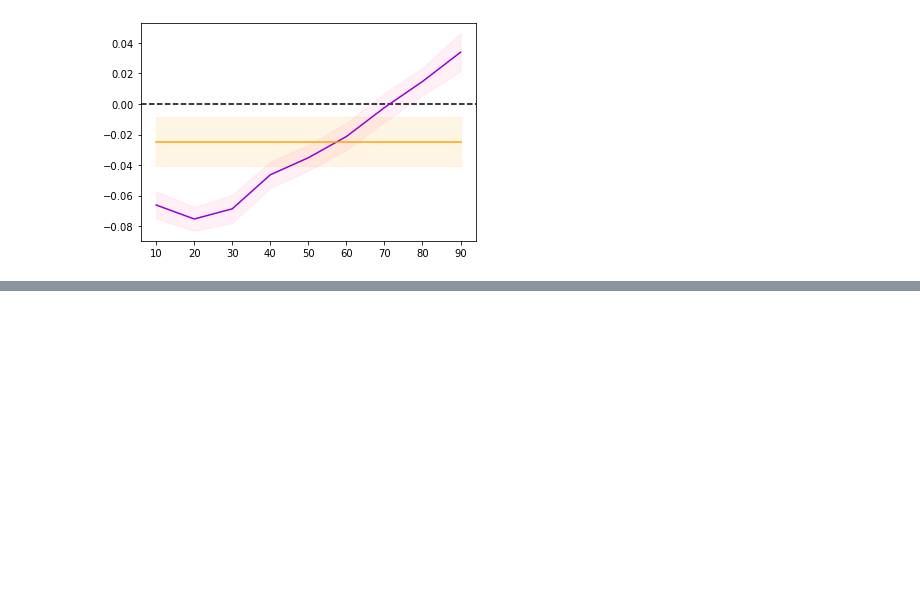
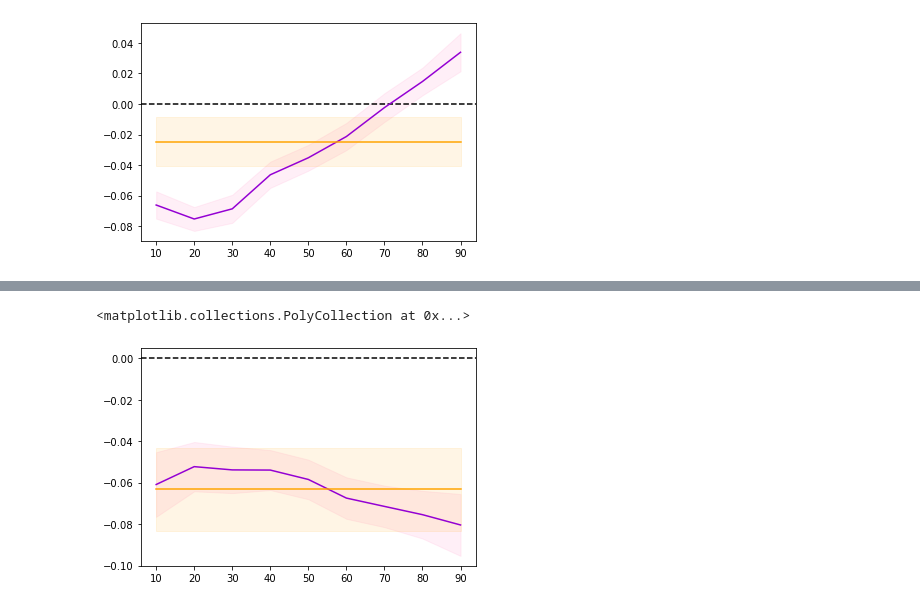
Before and after one commit to aadsouza/econ499, a Jupyter notebook: code/rifdistributionplots.ipynb, the cells around one changed output, grey strips where cells are left out. Cells and saved outputs as stored; diff of their text form; code cells hidden in the pictures; blank space fills up the shorter version.

```diff
--- a/code/rifdistributionplots.ipynb
+++ b/code/rifdistributionplots.ipynb
@@ -253,0 +311,18 @@ ax.fill_between(nblackwom_treat.percentile, nblackwom_treat.lbols, nblackwom_tre
+# %%
+#Black wage penalty for all women covered by union along distribution
+ublackwom = uwom[uwom.name.str.startswith("uf_blackrelwhite")]
+ublackwom["percentile"] = ublackwom["name"].str.strip().str[-2:].astype(int)
+
+ublackwom["ols"] = -.0632879
+ublackwom["lbols"] = -.0833898
+ublackwom["ubols"] = -.0431861
+
+fig, ax = plt.subplots()
+ax.axhline(y = 0, color = "black", linestyle ="--")
+ax.plot(ublackwom.percentile, ublackwom.coef, color = "darkviolet")
+ax.fill_between(ublackwom.percentile, ublackwom.lb, ublackwom.ub, color = "hotpink", alpha = 0.1)
+ax.plot(ublackwom.percentile, ublackwom.ols, color = "orange")
+ax.fill_between(ublackwom.percentile, ublackwom.lbols, ublackwom.ubols, alpha = 0.1, color = "orange")
+# %% [output]
+<matplotlib.collections.PolyCollection at 0x...>
+[figure, added]
```
Also changed, not shown: parts of 7 cells of this notebook.
